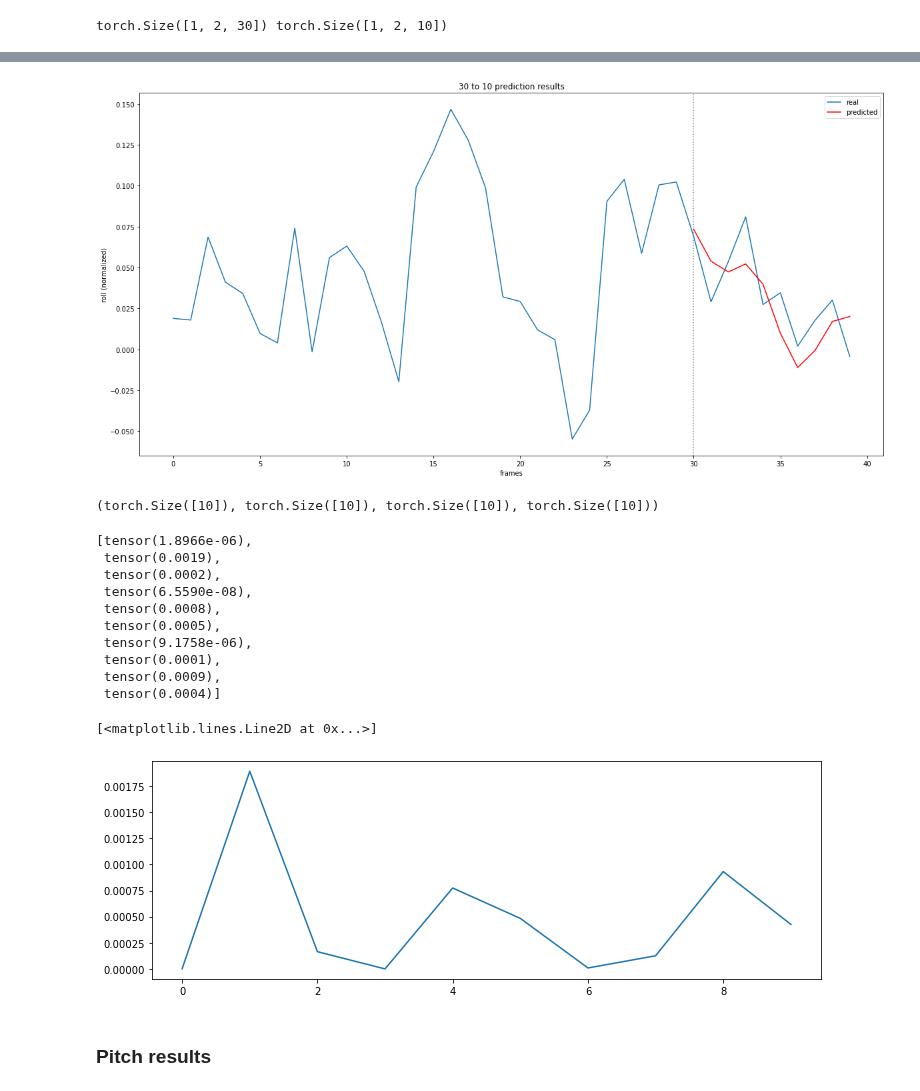
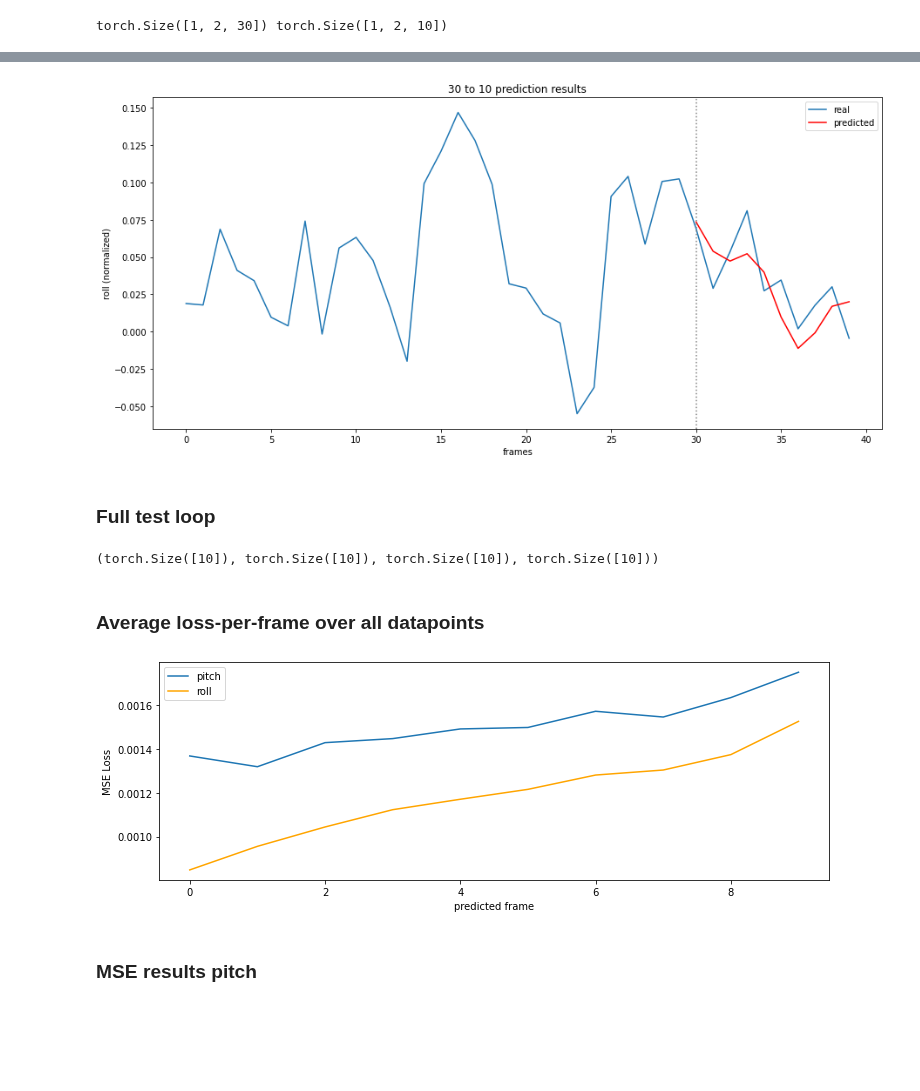
Before and after one commit to lancedw/3D-state-prediction-for-surface-vessels-using-IMU-data-and-images, a Jupyter notebook: code/notebooks/pr_sequence_predictor.ipynb, the cells around one changed output, grey strips where cells are left out. Drawn from its saved outputs; the diff is of its cells as text; code cells hidden in the pictures; blank space fills up the shorter version.

```diff
--- a/code/notebooks/pr_sequence_predictor.ipynb
+++ b/code/notebooks/pr_sequence_predictor.ipynb
@@ -712,6 +722,6 @@ plt.show()
 # %%
 frames = np.arange(0,FRAMES_IN+FRAMES_OUT)
-fig, ax = plt.subplots(figsize=(20, 10))
+fig, ax = plt.subplots(figsize=(15, 7))
 ax.plot(frames, torch.cat((input_sequence[1], output_sequence[1])), label="real")
 ax.plot(frames[FRAMES_IN:], predicted_sequence[1], color="red", label='predicted')
 plt.axvline(x=30, color='grey', linestyle='dotted')
@@ -721,17 +731,9 @@ ax.set_title('30 to 10 prediction results')
 plt.legend()
 plt.show()
 # %% [output]
-[figure, old version]
+[figure, new version]
-# %%
-# function to calculate loss per predicted frame
-def loss_per_frame(predicted_sequence, real_sequence):
-    loss_per_frame = []
-    criterion = nn.MSELoss()
-    if predicted_sequence.shape != real_sequence.shape:
-        return loss_per_frame
-    for i in range(len(predicted_sequence)):
-        loss_per_frame.append(criterion(predicted_sequence[i], real_sequence[i]))
-    return loss_per_frame
+# %% [markdown]
+### Full test loop
 # %%
 predictions = []
 labels = []
@@ -768,25 +770,42 @@ for i in range(len(predictions)):
 pitch_predictions[0].shape, roll_predictions[0].shape, pitch_label[0].shape, roll_label[0].shape
 # %% [output]
 (torch.Size([10]), torch.Size([10]), torch.Size([10]), torch.Size([10]))
-# %%
-lpf = loss_per_frame(pitch_predictions[0], pitch_label[0])
-lpf
-# %% [output]
-[tensor(1.8966e-06),
- tensor(0.0019),
- tensor(0.0002),
- tensor(6.5590e-08),
- tensor(0.0008),
- tensor(0.0005),
- tensor(9.1758e-06),
- tensor(0.0001),
- tensor(0.0009),
- tensor(0.0004)]
-# %%
-plt.figure(figsize=(12, 4))
-plt.plot(lpf)
-# %% [output]
-[<matplotlib.lines.Line2D at 0x...>]
-[figure, removed]
+# %% [markdown]
+### Average loss-per-frame over all datapoints
+# %%
+# function that returns a list with loss-values per frame
+def loss_per_frame(predicted_sequence, real_sequence):
+    loss_per_frame = []
+    criterion = nn.MSELoss()
+    if predicted_sequence.shape != real_sequence.shape:
+        return loss_per_frame
+    for i in range(len(predicted_sequence)):
+        loss = criterion(predicted_sequence[i], real_sequence[i])
+        loss_per_frame.append(loss.item())
+    return loss_per_frame
+# %%
+# calculate mean loss per frame over all test data
+total = len(pitch_predictions)
+pitch_total = np.arange(10, dtype=np.float64)
+roll_total = np.arange(10, dtype=np.float64)
+
+for i in tqdm(range(len(pitch_predictions))):
+    pitch_lpf = loss_per_frame(pitch_predictions[i], pitch_label[i])
+    roll_lpf = loss_per_frame(roll_predictions[i], roll_label[i])
+    pitch_total += pitch_lpf
+    roll_total += roll_lpf
+
+pitch_total /= total
+roll_total /= total
+# %%
+plt.figure(figsize=(12, 4))
+plt.plot(pitch_total, label='pitch')
+plt.plot(roll_total, color='orange', label='roll')
+plt.xlabel('predicted frame')
+plt.ylabel('MSE Loss')
+plt.legend()
+plt.show()
+# %% [output]
+[figure, added]
 # %% [markdown]
-### Pitch results
+### MSE results pitch
```
Also changed, not shown: parts of 12 cells of this notebook, 3 other files.
